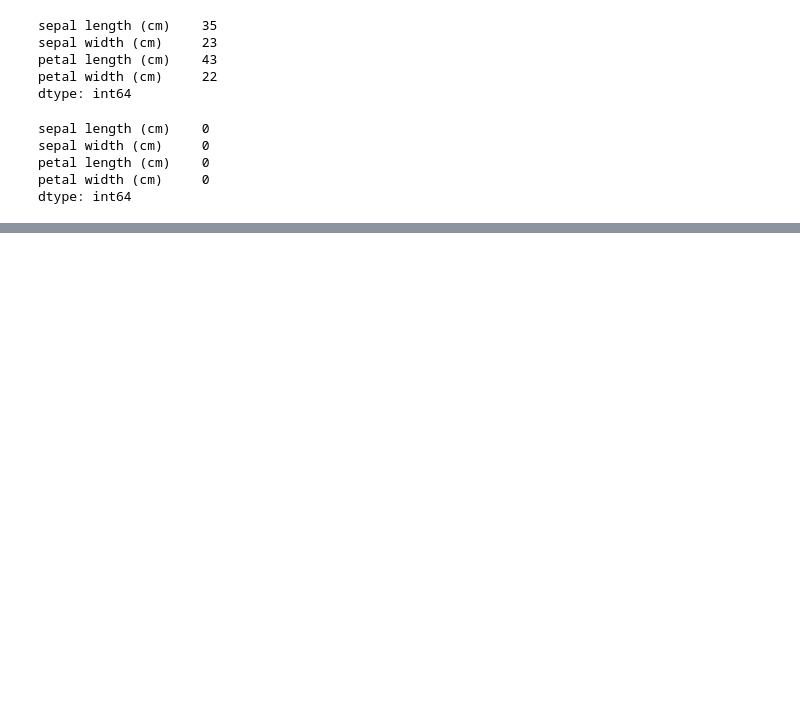
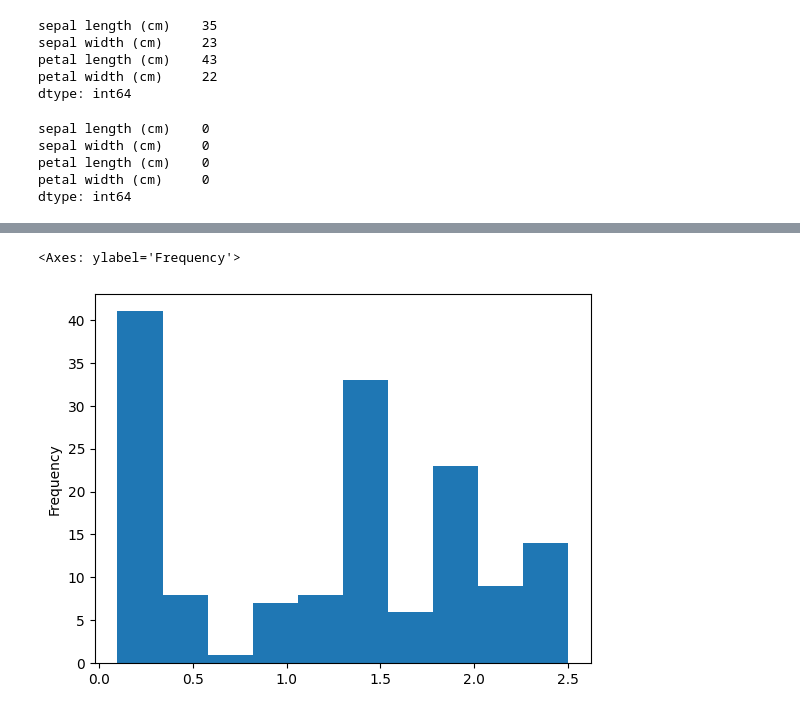
Before and after one commit to henorch/iris_flower_classifier, a Jupyter notebook: EDA.ipynb, the cells around one changed output, grey strips where cells are left out. Cells and saved outputs as stored; diff of their text form; code cells hidden in the pictures; blank space fills up the shorter version.

```diff
--- a/EDA.ipynb
+++ b/EDA.ipynb
@@ -106,0 +129,6 @@ ValueError: could not broadcast input array from shape (3,) into shape (2,)
+# %%
+#Univariate analysis
+df["petal width (cm)"].plot(kind="hist")
+# %% [output]
+<Axes: ylabel='Frequency'>
+[figure, added]
```
Also changed, not shown: parts of 20 cells of this notebook.
